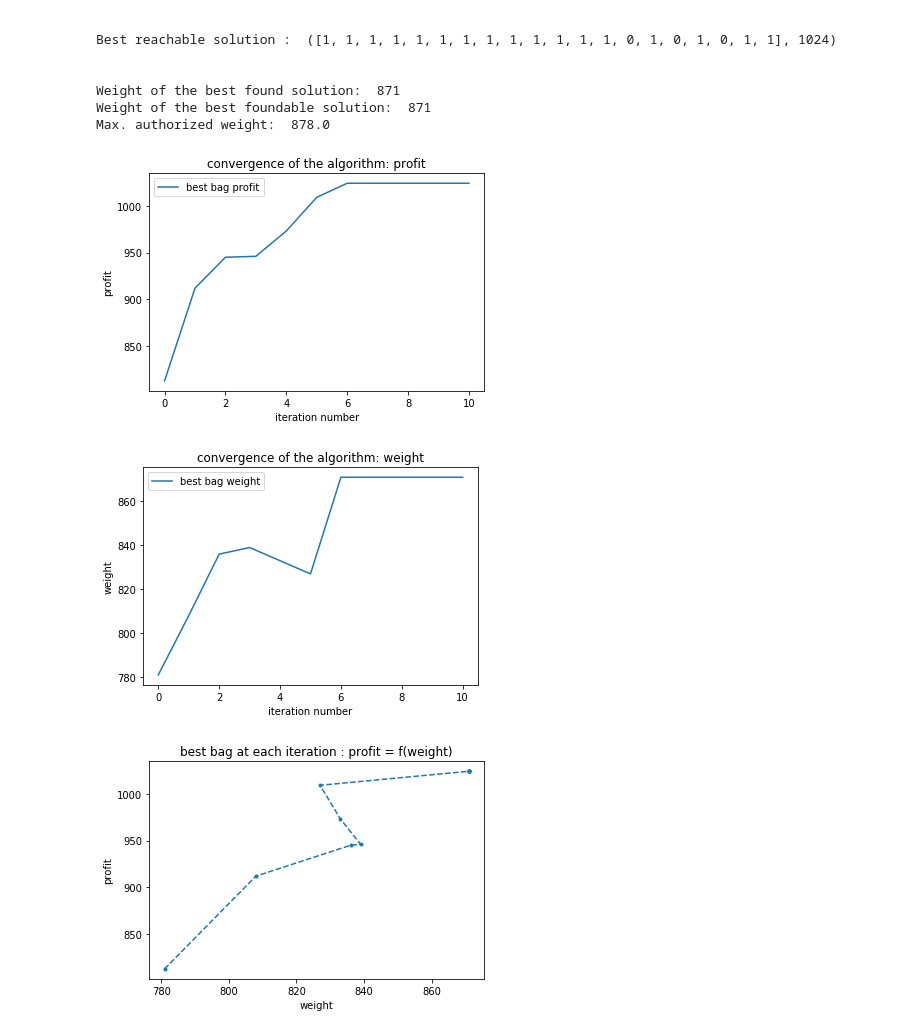
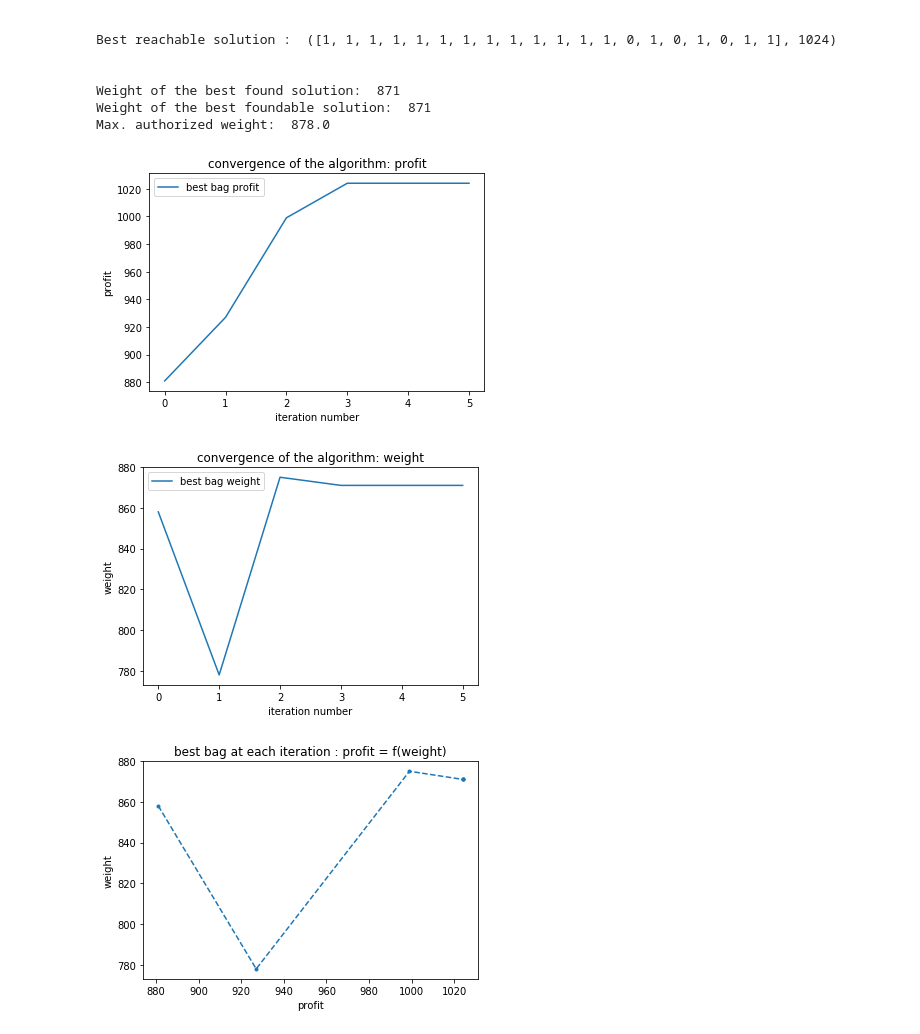
Before and after one commit to LiamDeth/metaheuristique, a Jupyter notebook: Shuffled/Shuffled Frog Leaping.ipynb, the cells around one changed output. Saved outputs shown, nothing was run; the diff lists cells and outputs as text; code cells hidden in the pictures.

```diff
--- a/Shuffled/Shuffled Frog Leaping.ipynb
+++ b/Shuffled/Shuffled Frog Leaping.ipynb
@@ -196,14 +196,14 @@ solution = globals()['sol_f'+str(num_of_problem)]
 # HYPER PARAMETRES #
 ####################
 
-iteration_limit = 10                       # nombre limite d'iteration globales (critere d'arret)
-memeplexe_iterations = 10                  # nombre de 'sous' d'iterations
+iteration_limit = 5                      # nombre limite d'iteration globales (critere d'arret)
+memeplexe_iterations = 20                  # nombre de 'sous' d'iterations
 
 bag_number = 100                            # nombre de sacs
 memeplexe_number = 10                       # nombre de sous-ensembles
 memeplexe_size = 10                         # taille des sous ensembles
 
-pm = 0.06                                  # proba de muter le sac i a chaque iteration
+pm = 0.1                                  # proba de muter le sac i a chaque iteration
 max_mutate_index = bag_number              # doit etre inf ou egal a bag_number (entier)
 min_mutate_index = 0 #np.int(bag_number/2) # doit etre entre 0 et max_mutate_number (entier)
 nb_object_max = int(object_number/4)       # nombre d'objets mutés sur les bag 'mutants'
@@ -442,14 +451,14 @@ plt.ylabel('weight')
 plt.legend(('best bag weight','worst bag weight'))
 plt.show()
 # %% [output]
-[figure, old version]
+[figure, new version]
-[figure, old version]
+[figure, new version]
 # %%
 plt.figure()
-plt.plot(best_bag_weight_list,best_bag_profit_list,'.--')
-plt.xlabel('weight')
-plt.ylabel('profit')
+plt.plot(best_bag_profit_list,best_bag_weight_list,'.--')
+plt.xlabel('profit')
+plt.ylabel('weight')
 plt.title('best bag at each iteration : profit = f(weight)')
 plt.show()
 # %% [output]
-[figure, old version]
+[figure, new version]
```
Also changed, not shown: parts of 3 cells of this notebook.
